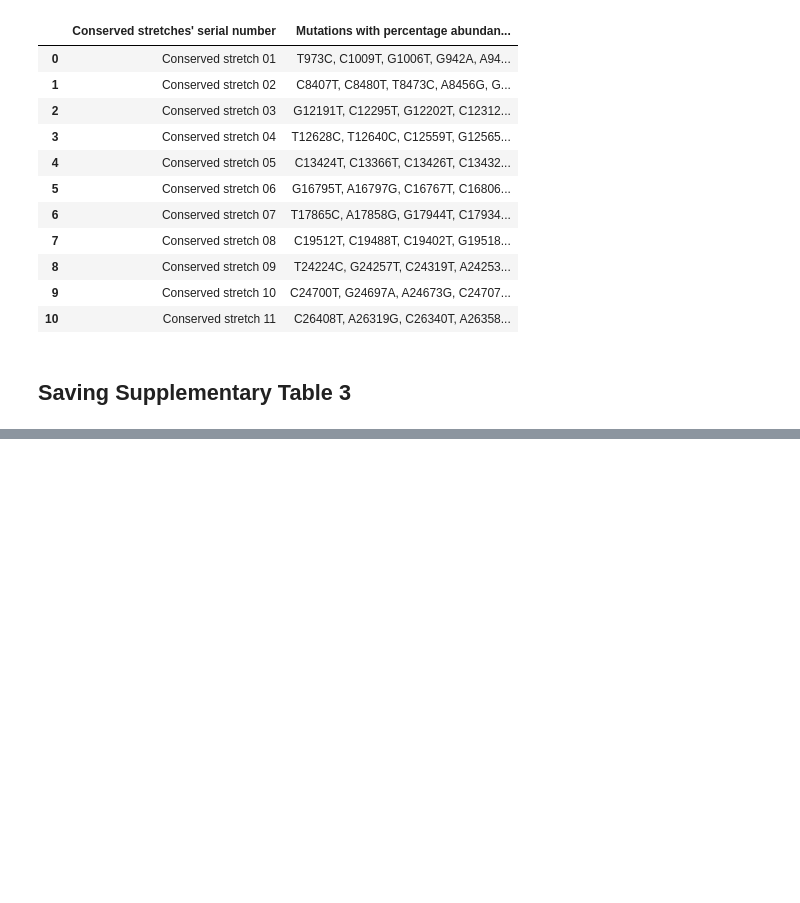
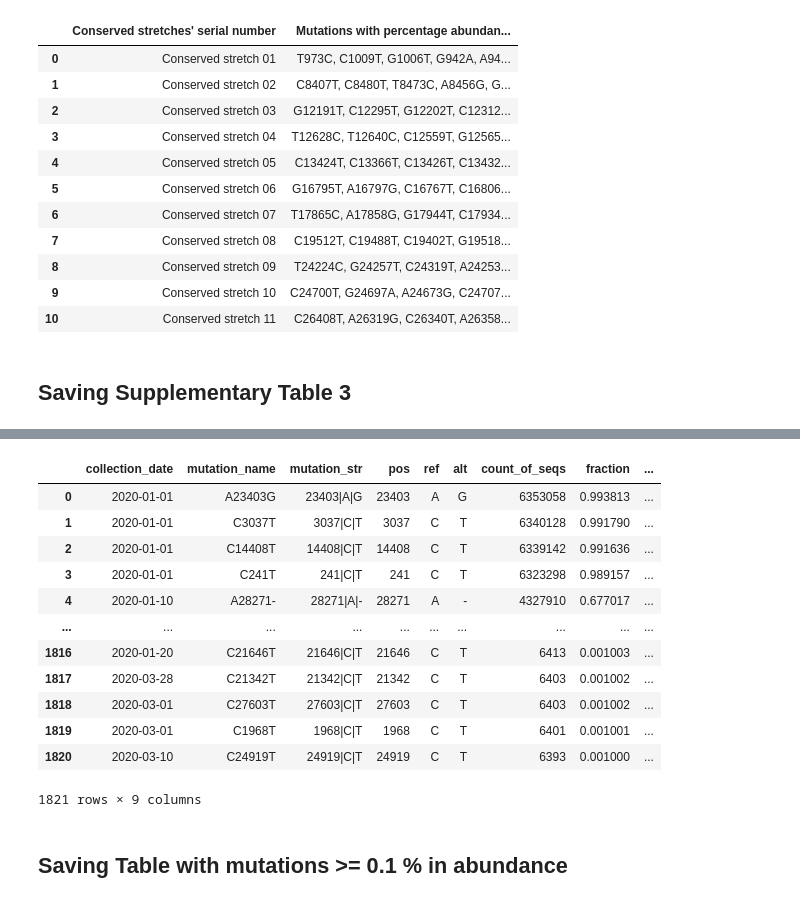
Before and after one commit to iamakhilverma/conserved_stretches_in_sars_cov2, a Jupyter notebook: notebooks_and_scripts/notebook_001.ipynb, the cells around one changed output, grey strips where cells are left out. Saved outputs shown, nothing was run; the diff lists cells and outputs as text; code cells hidden in the pictures; blank space fills up the shorter version.

Commit message:
Updated notebook to save dataframe containing info on mutations with percentage abundance greater than 0.1

```diff
--- a/notebooks_and_scripts/notebook_001.ipynb
+++ b/notebooks_and_scripts/notebook_001.ipynb
@@ -2036 +2018,19 @@ See the caveats in the documentation: https://pandas.pydata.org/pandas-docs/stab
 108 rows × 5 columns
+# %%
+df_per_pt1
+# %% [output]
+|  | collection_date | mutation_name | mutation_str | pos | ref | alt | count_of_seqs | fraction | ... |
+| 0 | 2020-01-01 | A23403G | 23403|A|G | 23403 | A | G | 6353058 | 0.993813 | ... |
+| 1 | 2020-01-01 | C3037T | 3037|C|T | 3037 | C | T | 6340128 | 0.991790 | ... |
+| 2 | 2020-01-01 | C14408T | 14408|C|T | 14408 | C | T | 6339142 | 0.991636 | ... |
+| 3 | 2020-01-01 | C241T | 241|C|T | 241 | C | T | 6323298 | 0.989157 | ... |
+| 4 | 2020-01-10 | A28271- | 28271|A|- | 28271 | A | - | 4327910 | 0.677017 | ... |
+| ... | ... | ... | ... | ... | ... | ... | ... | ... | ... |
+| 1816 | 2020-01-20 | C21646T | 21646|C|T | 21646 | C | T | 6413 | 0.001003 | ... |
+| 1817 | 2020-03-28 | C21342T | 21342|C|T | 21342 | C | T | 6403 | 0.001002 | ... |
+| 1818 | 2020-03-01 | C27603T | 27603|C|T | 27603 | C | T | 6403 | 0.001002 | ... |
+| 1819 | 2020-03-01 | C1968T | 1968|C|T | 1968 | C | T | 6401 | 0.001001 | ... |
+| 1820 | 2020-03-10 | C24919T | 24919|C|T | 24919 | C | T | 6393 | 0.001000 | ... |
+1821 rows × 9 columns
+# %% [markdown]
+## Saving Table with mutations >= 0.1 % in abundance
```
Also changed, not shown: parts of 3 cells of this notebook.
